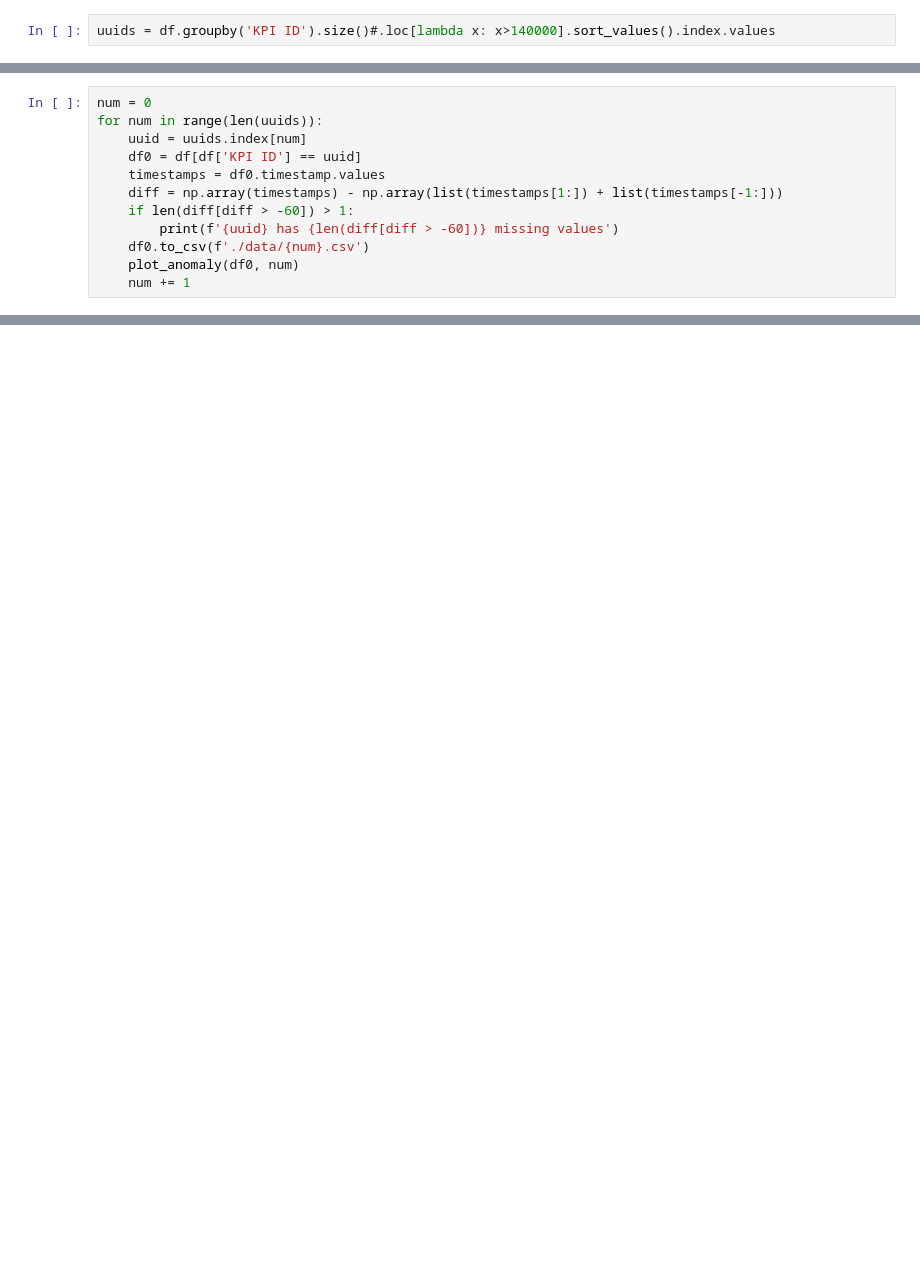
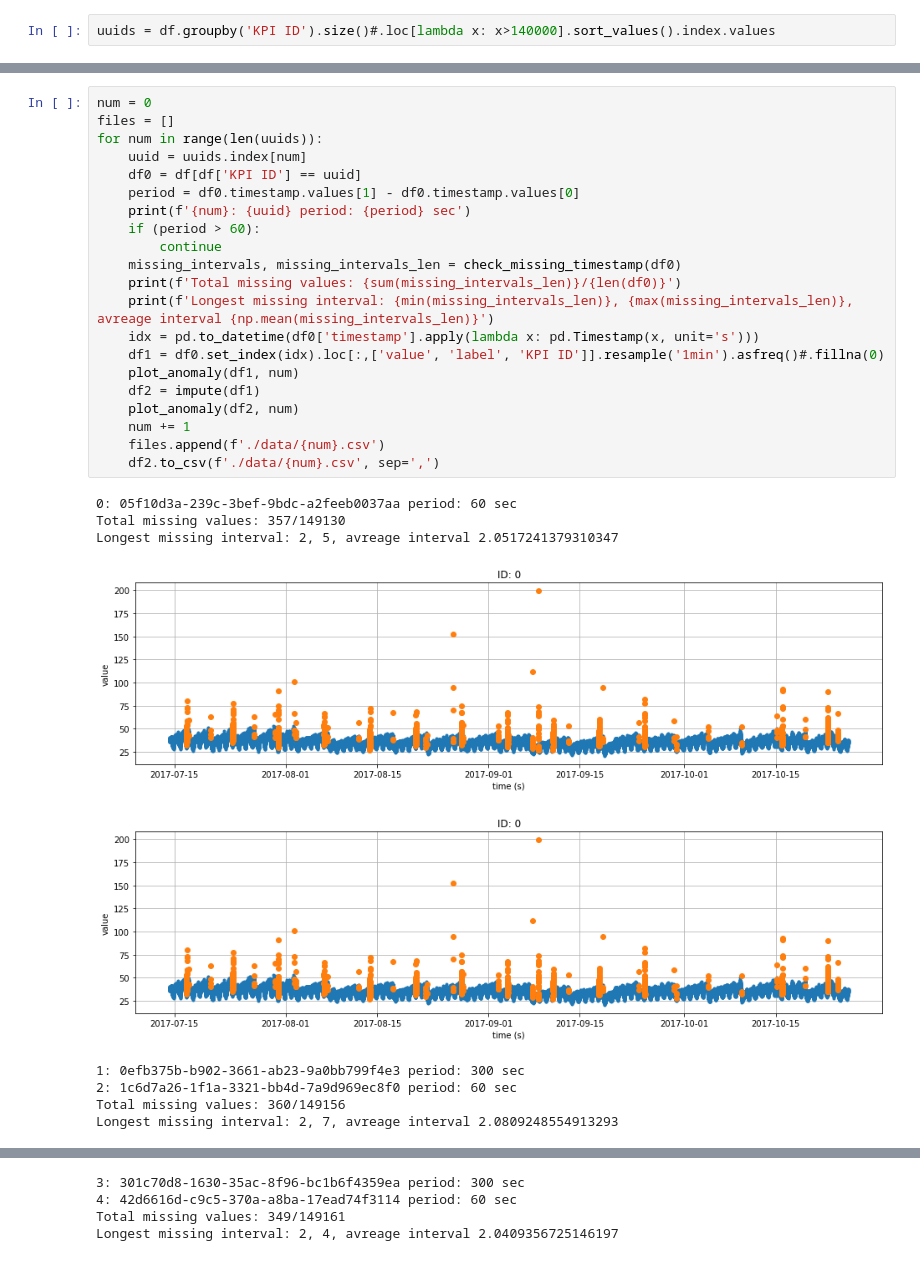
Before and after one commit to zloelias/hse-project-vae-lstm, a Jupyter notebook: observe-data.ipynb, the cells around one changed output, grey strips where cells are left out. Saved outputs shown, nothing was run; the diff lists cells and outputs as text; blank space fills up the shorter version.

Commit message:
fix in data imputing observe-data.ipynb

```diff
--- a/observe-data.ipynb
+++ b/observe-data.ipynb
@@ -66,12 +60,0 @@ def plot_anomaly(df, num):
-# %%
-num = 0
-for num in range(len(uuids)):
-    uuid = uuids.index[num]
-    df0 = df[df['KPI ID'] == uuid]
-    timestamps = df0.timestamp.values
-    diff = np.array(timestamps) - np.array(list(timestamps[1:]) + list(timestamps[-1:]))
-    if len(diff[diff > -60]) > 1:
-        print(f'{uuid} has {len(diff[diff > -60])} missing values')
-    df0.to_csv(f'./data/{num}.csv')
-    plot_anomaly(df0, num)
-    num += 1
@@ -130,0 +108,31 @@ df_train.groupby(by='KPI ID').count()
+# %%
+num = 0
+files = []
+for num in range(len(uuids)):
+    uuid = uuids.index[num]
+    df0 = df[df['KPI ID'] == uuid]
+    period = df0.timestamp.values[1] - df0.timestamp.values[0]
+    print(f'{num}: {uuid} period: {period} sec')
+    if (period > 60):
+        continue
+    missing_intervals, missing_intervals_len = check_missing_timestamp(df0)
+    print(f'Total missing values: {sum(missing_intervals_len)}/{len(df0)}')
+    print(f'Longest missing interval: {min(missing_intervals_len)}, {max(missing_intervals_len)}, avreage interval {np.mean(missing_intervals_len)}')
+    idx = pd.to_datetime(df0['timestamp'].apply(lambda x: pd.Timestamp(x, unit='s')))
+    df1 = df0.set_index(idx).loc[:,['value', 'label', 'KPI ID']].resample('1min').asfreq()#.fillna(0)
+    plot_anomaly(df1, num)
+    df2 = impute(df1)
+    plot_anomaly(df2, num)
+    num += 1
+    files.append(f'./data/{num}.csv')
+    df2.to_csv(f'./data/{num}.csv', sep=',')
+# %% [output]
+0: 05f10d3a-239c-3bef-9bdc-a2feeb0037aa period: 60 sec
+Total missing values: 357/149130
+Longest missing interval: 2, 5, avreage interval 2.0517241379310347
+[figure, added]
+[figure, added]
+1: 0efb375b-b902-3661-ab23-9a0bb799f4e3 period: 300 sec
+2: 1c6d7a26-1f1a-3321-bb4d-7a9d969ec8f0 period: 60 sec
+Total missing values: 360/149156
+Longest missing interval: 2, 7, avreage interval 2.0809248554913293
@@ -130,0 +141,4 @@ df_train.groupby(by='KPI ID').count()
+3: 301c70d8-1630-35ac-8f96-bc1b6f4359ea period: 300 sec
+4: 42d6616d-c9c5-370a-a8ba-17ead74f3114 period: 60 sec
+Total missing values: 349/149161
+Longest missing interval: 2, 4, avreage interval 2.0409356725146197
```
Also changed, not shown: parts of 23 cells of this notebook.
